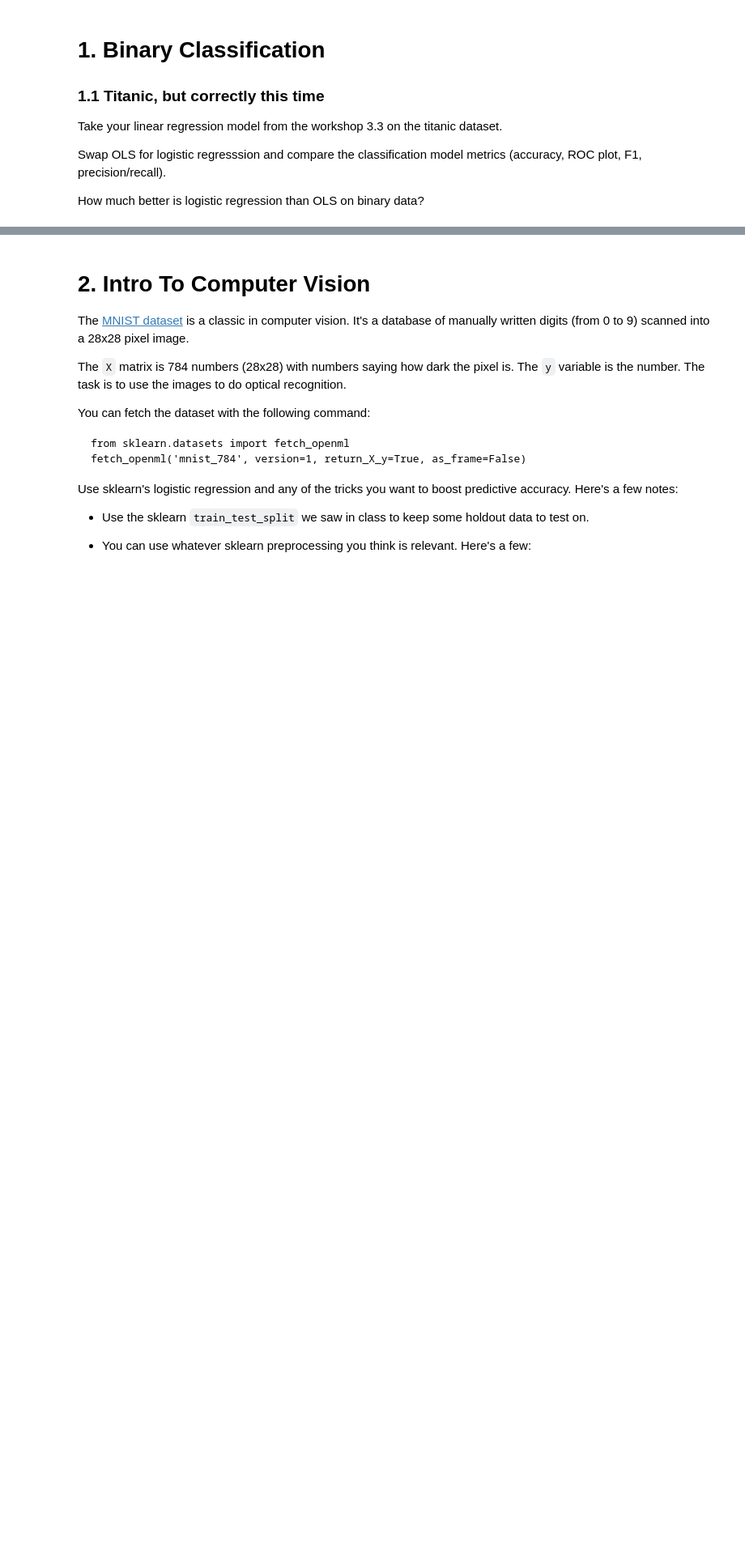
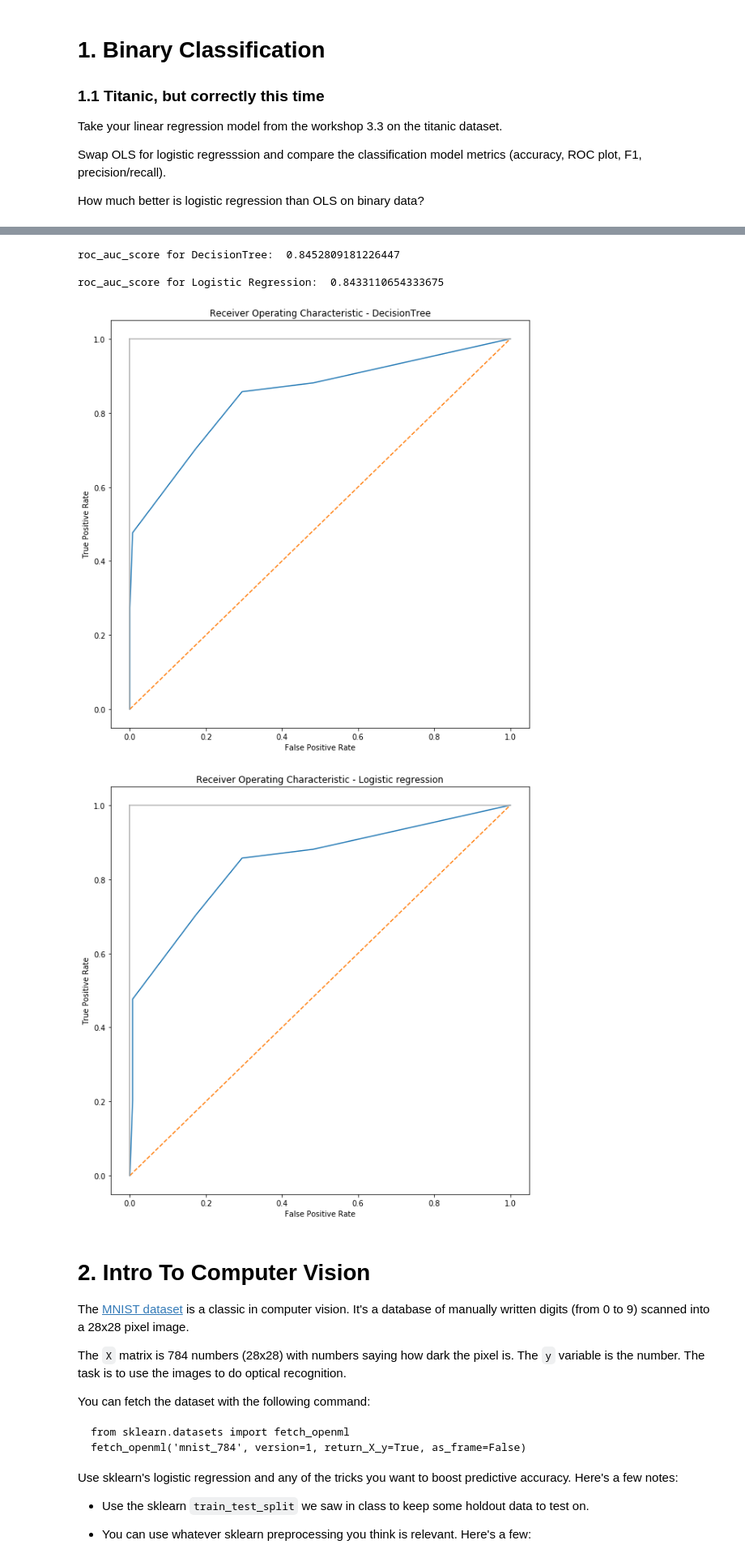
Before and after one commit to cb-ds-1/3-7-glm, a Jupyter notebook: workshop.ipynb, the cells around one changed output, grey strips where cells are left out. Shown at 81% size. Saved outputs shown, nothing was run; the diff lists cells and outputs as text; code cells hidden in the pictures; blank space fills up the shorter version.

```diff
--- a/workshop.ipynb
+++ b/workshop.ipynb
@@ -11,3 +106,43 @@ How much better is logistic regression than OLS on binary data?
+# %%
+from sklearn.metrics import roc_curve, roc_auc_score
+from sklearn.tree import DecisionTreeClassifier
+
+clf_tree = DecisionTreeClassifier()
+clf_tree.fit(x_train, y_train)
+
+y_score1 = clf_tree.predict_proba(x_test)[:,1]
+y_score2 = logistic_regression.predict_proba(x_test)[:,1]
+
+false_positive_rate1, true_positive_rate1, threshold1 = roc_curve(y_test, y_score1)
+false_positive_rate2, true_positive_rate2, threshold2 = roc_curve(y_test, y_score2)
+
+print('roc_auc_score for DecisionTree: ', roc_auc_score(y_test, y_score1),'\n')
+print('roc_auc_score for Logistic Regression: ', roc_auc_score(y_test, y_score2),'\n')
+# %% [output]
+roc_auc_score for DecisionTree:  0.8452809181226447
+
+roc_auc_score for Logistic Regression:  0.8433110654333675
+# %%
+plt.subplots(1, figsize=(10,10))
+plt.title('Receiver Operating Characteristic - DecisionTree')
+plt.plot(false_positive_rate1, true_positive_rate1)
+plt.plot([0, 1], ls="--")
+plt.plot([0, 0], [1, 0] , c=".7"), plt.plot([1, 1] , c=".7")
+plt.ylabel('True Positive Rate')
+plt.xlabel('False Positive Rate')
+plt.show()
+
+plt.subplots(1, figsize=(10,10))
+plt.title('Receiver Operating Characteristic - Logistic regression')
+plt.plot(false_positive_rate2, true_positive_rate2)
+plt.plot([0, 1], ls="--")
+plt.plot([0, 0], [1, 0] , c=".7"), plt.plot([1, 1] , c=".7")
+plt.ylabel('True Positive Rate')
+plt.xlabel('False Positive Rate')
+plt.show()
+# %% [output]
+[figure, added]
+[figure, added]
 # %% [markdown]
 # 2. Intro To Computer Vision
 
```
Also changed, not shown: parts of 30 cells of this notebook.
